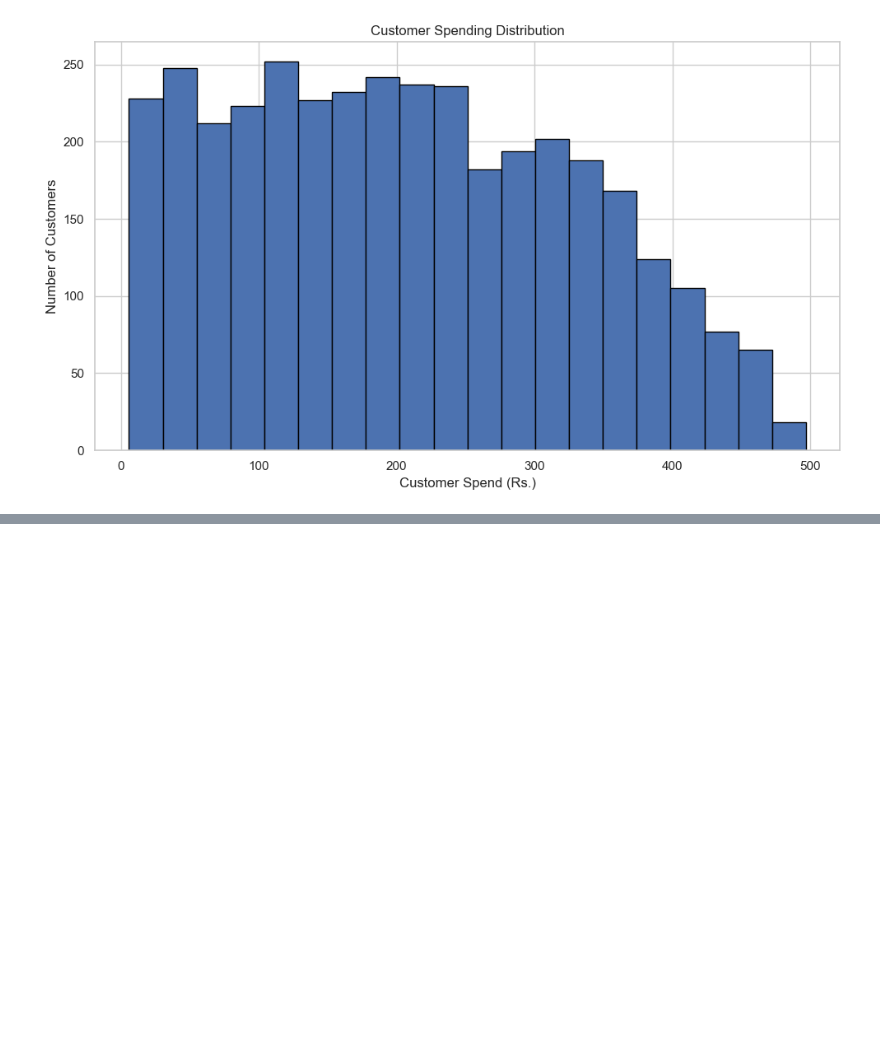
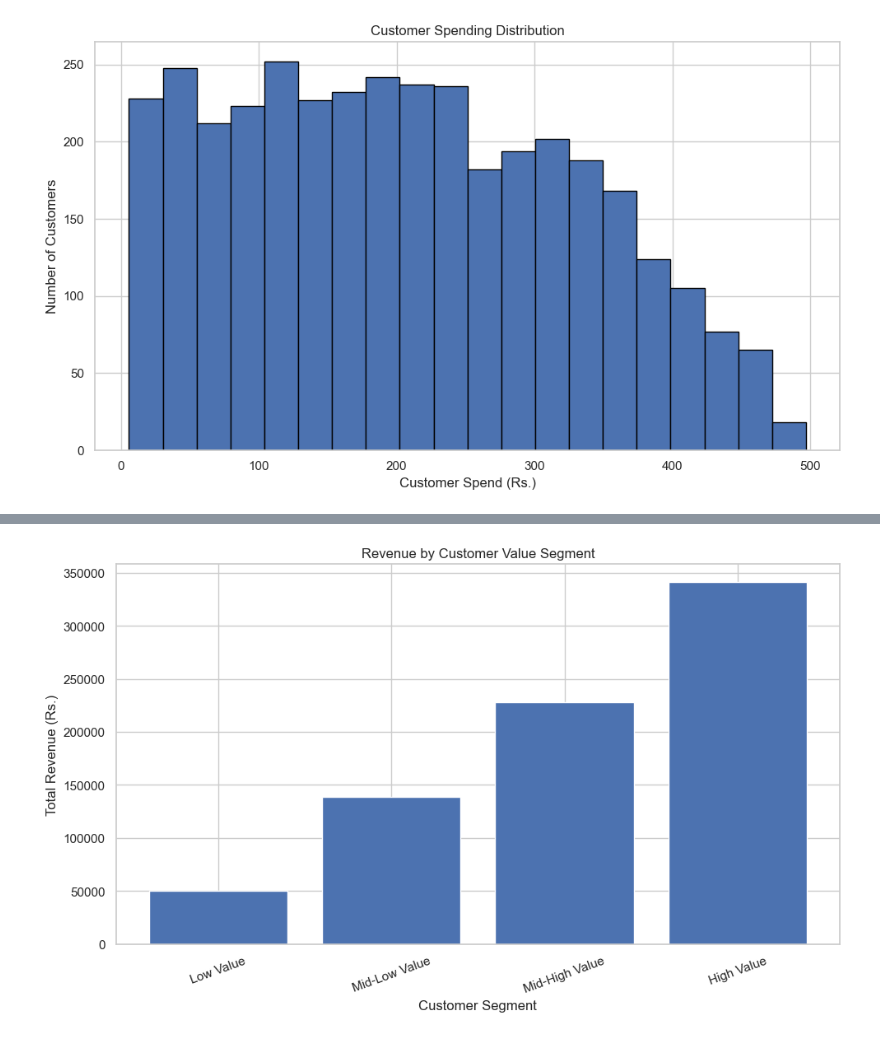
Before and after one commit to lomboto05-commits/eCommerce-customer-analytics, a Jupyter notebook: ecomemerce_customer_analytics.ipynb, the cells around one changed output, grey strips where cells are left out. Cells and saved outputs as stored; diff of their text form; code cells hidden in the pictures; blank space fills up the shorter version.

Commit message:
Add customer value segmentation analysis

```diff
--- a/ecomemerce_customer_analytics.ipynb
+++ b/ecomemerce_customer_analytics.ipynb
@@ -364,3 +364,20 @@ plt.tight_layout()
 plt.show()
 # %% [output]
 [figure]
+# %%
+customer_segments = pd.qcut(
+    customer_spending,
+    q=4,
+    labels=["Low Value", "Mid-Low Value", "Mid-High Value", "High Value"]
+)
+
+segment_analysis = customer_spending.groupby(
+    customer_segments,
+    observed=False
+).agg(
+    Customers="count",
+    Average_Spend="mean",
+    Total_Revenue="sum"
+)
+
+display(segment_analysis)
@@ -366,0 +391,17 @@ plt.show()
+# %%
+plt.figure(figsize=(10, 6))
+
+plt.bar(
+    segment_analysis.index,
+    segment_analysis["Total_Revenue"]
+)
+
+plt.title("Revenue by Customer Value Segment")
+plt.xlabel("Customer Segment")
+plt.ylabel("Total Revenue (Rs.)")
+plt.xticks(rotation=20)
+
+plt.tight_layout()
+plt.show()
+# %% [output]
+[figure, added]
```
Also changed, not shown: parts of 1 cell of this notebook.
